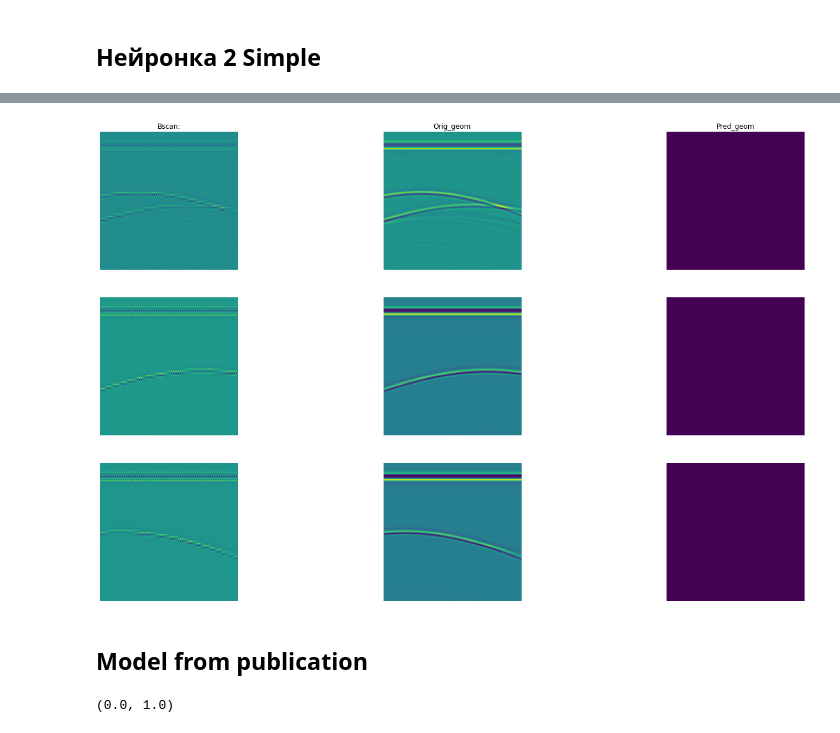
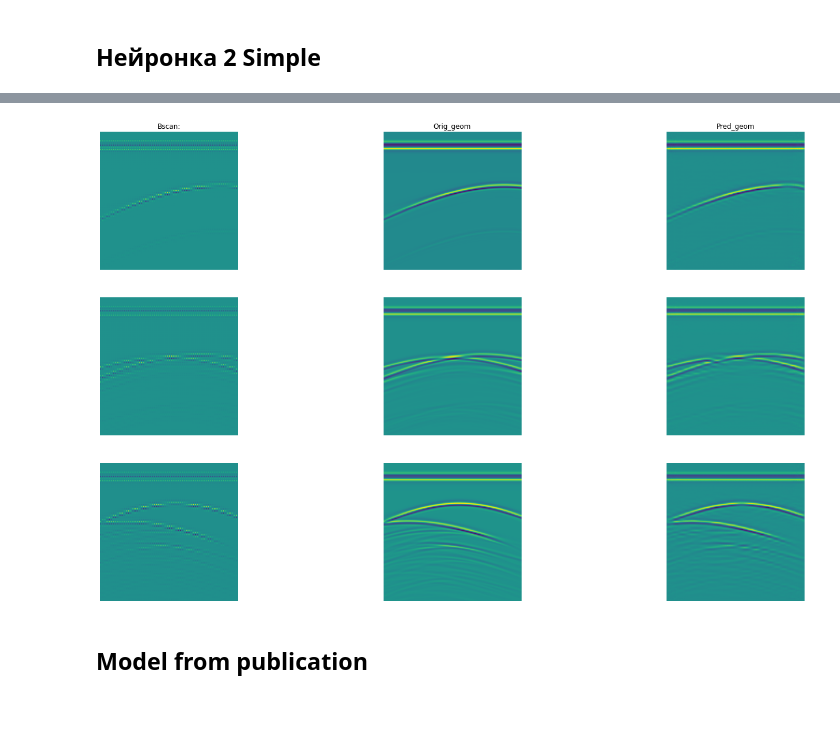
Before and after one commit to NikolaevMikhailRoma/gprMax_project, a Jupyter notebook: ML_Unet.ipynb, the cells around one changed output, grey strips where cells are left out. Cells and saved outputs as stored; diff of their text form; code cells hidden in the pictures.

```diff
--- a/ML_Unet.ipynb
+++ b/ML_Unet.ipynb
@@ -128,7 +128,7 @@ def process_images(model,        # обученная модель
   bscans = X_test[indexes]
   orig_geom = y_test[indexes]
   # Вычисление предсказания сети для картинок с отобранными индексами
-  predict = np.argmax(model.predict(bscans), axis=-1)
+  predict = model.predict(bscans)
   print(predict.min(), predict.max() )
 
   # Подготовка цветов классов для отрисовки предсказания
@@ -147,10 +147,12 @@ def process_images(model,        # обученная модель
 
       # Отображение на графике в третьей линии оригинального изображения
       axs[0, 2].set_title('Pred_geom')
-      axs[i, 2].imshow(predict[i])
+      axs[i, 2].imshow(predict[i][:,:,0])
       axs[i ,2].axis('off')
 
   plt.show()
+
+  return bscans, predict
 # %% [markdown]
 ## Dataset manipulation
 # %%
@@ -283,7 +253,6 @@ def unet(class_count,   # количество классов
 # %%
 # Обучение модели
-model_unet = unet(1,
-                  (IMG_WIDTH, IMG_HEIGHT, 1))
+model_unet = unet((IMG_WIDTH, IMG_HEIGHT, 1))
 # %%
 utils.plot_model(model_unet, show_shapes=True, dpi=70)
 # %% [output]
@@ -291,6 +260,6 @@ utils.plot_model(model_unet, show_shapes=True, dpi=70)
 # %%
 history = model_unet.fit(X_train, y_train,
-                        epochs=50, batch_size=12,
+                        epochs=50,
                         validation_data=(X_test, y_test))
 # %% [output]
 Epoch 1/50
@@ -313,3 +282,3 @@ Epoch 50/50
 # %%
-process_images(model_unet)
+x1, y1 = process_images(model_unet)
 # %% [output]
@@ -319,4 +287,4 @@ WARNING:tensorflow:6 out of the last 8 calls to <function Model.make_predict_fun
-[figure, old version]
+[figure, new version]
 # %% [markdown]
 ## Model from publication
 # %%
@@ -387,4 +400,0 @@ model_unet = unet(1,
-# %%
-x.min(), x.max()
-# %% [output]
-(0.0, 1.0)
```
Also changed, not shown: parts of 13 cells of this notebook.
